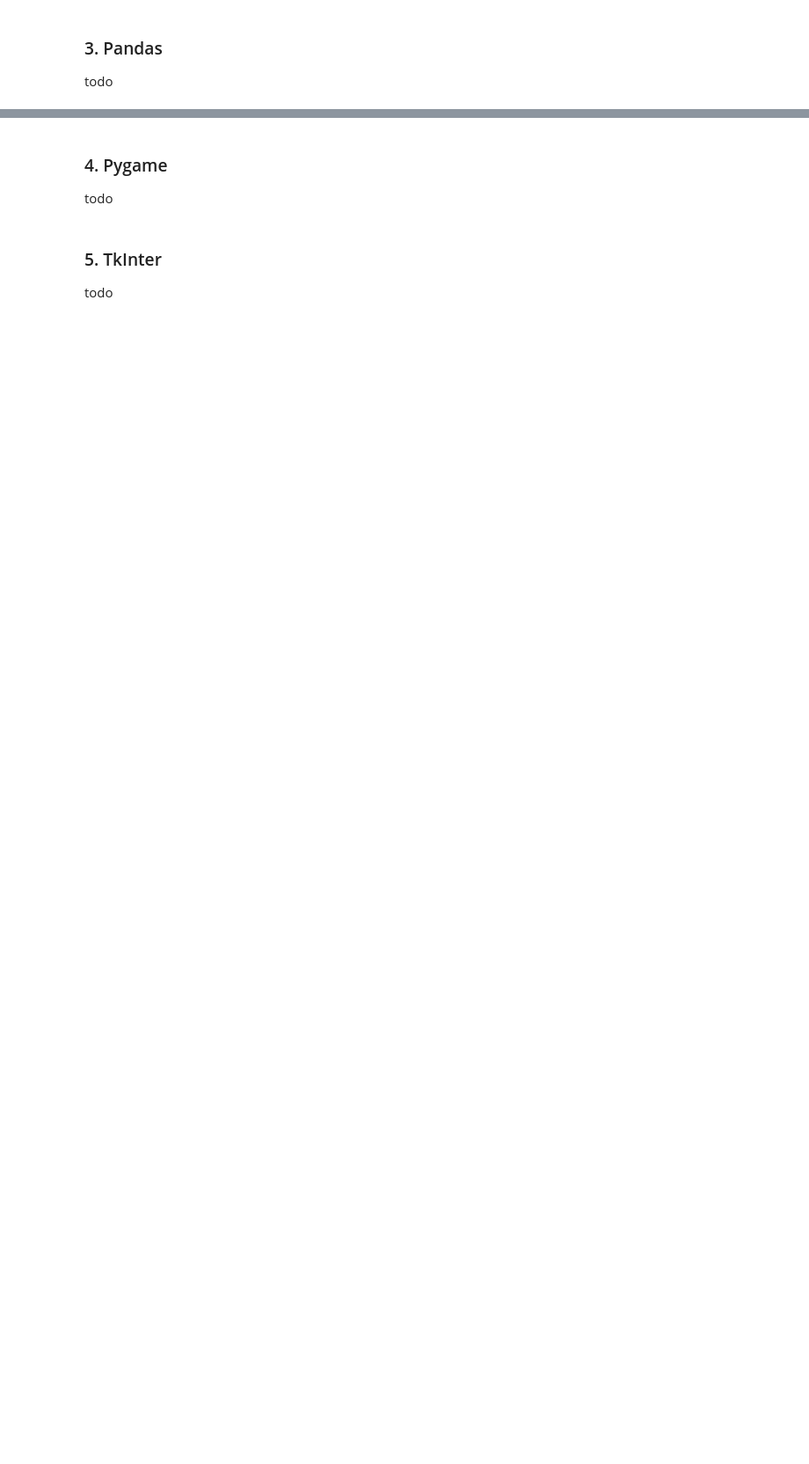
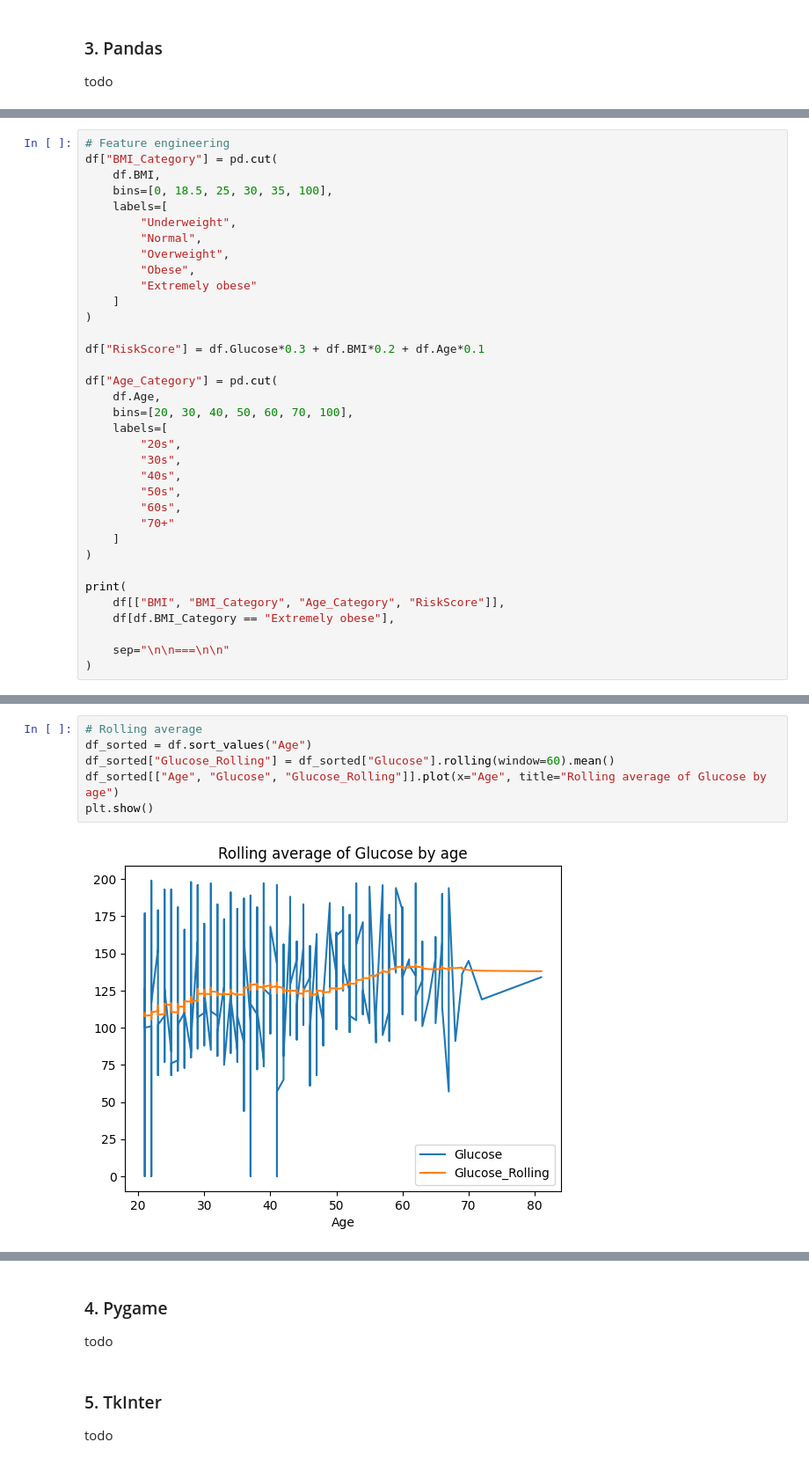
Before and after one commit to Wllader/ULTRA_python, a Jupyter notebook: ULTRA_W2_Skripta.ipynb, the cells around one changed output, grey strips where cells are left out. Shown at 88% size. Saved outputs shown, nothing was run; the diff lists cells and outputs as text; blank space fills up the shorter version.

```diff
--- a/ULTRA_W2_Skripta.ipynb
+++ b/ULTRA_W2_Skripta.ipynb
@@ -234,0 +357,35 @@ todo
+# %%
+# Feature engineering
+df["BMI_Category"] = pd.cut(
+    df.BMI,
+    bins=[0, 18.5, 25, 30, 35, 100],
+    labels=[
+        "Underweight",
+        "Normal",
+        "Overweight",
+        "Obese",
+        "Extremely obese"
+    ]
+)
+
+df["RiskScore"] = df.Glucose*0.3 + df.BMI*0.2 + df.Age*0.1
+
+df["Age_Category"] = pd.cut(
+    df.Age,
+    bins=[20, 30, 40, 50, 60, 70, 100],
+    labels=[
+        "20s",
+        "30s",
+        "40s",
+        "50s",
+        "60s",
+        "70+"
+    ]
+)
+
+print(
+    df[["BMI", "BMI_Category", "Age_Category", "RiskScore"]],
+    df[df.BMI_Category == "Extremely obese"],
+
+    sep="\n\n===\n\n"
+)
@@ -234,0 +457,8 @@ todo
+# %%
+# Rolling average
+df_sorted = df.sort_values("Age")
+df_sorted["Glucose_Rolling"] = df_sorted["Glucose"].rolling(window=60).mean()
+df_sorted[["Age", "Glucose", "Glucose_Rolling"]].plot(x="Age", title="Rolling average of Glucose by age")
+plt.show()
+# %% [output]
+[figure, added]
```
Also changed, not shown: parts of 15 cells of this notebook, 1 other file.
